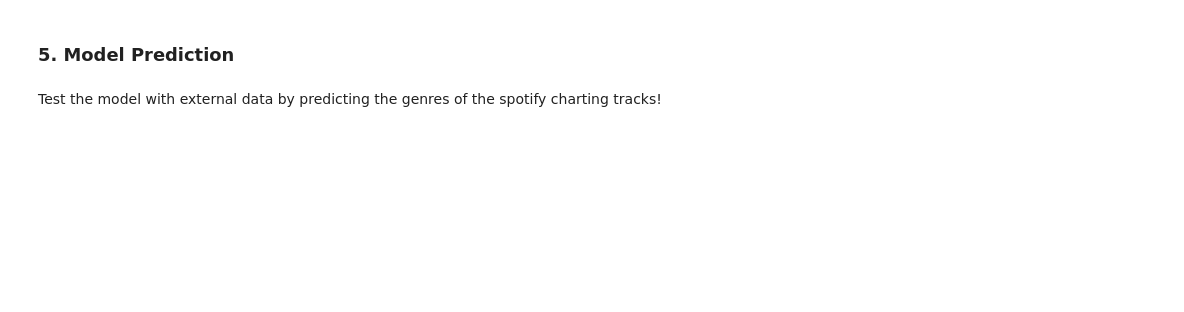
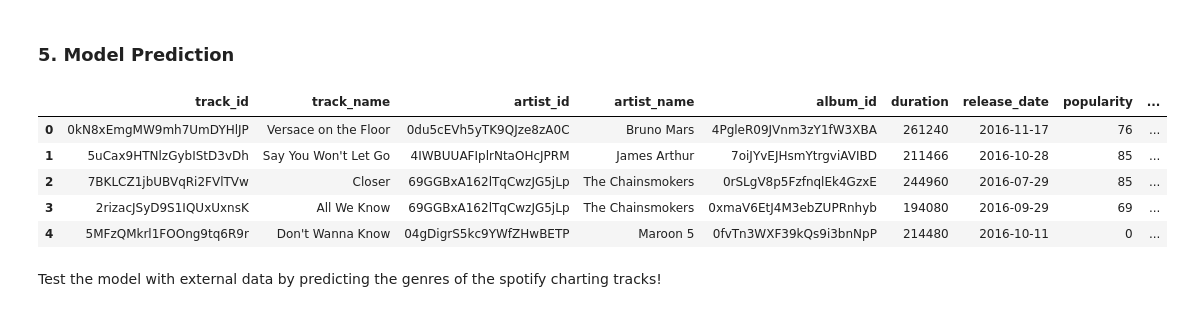
Before and after one commit to wenmi01/dsfc7-sprint02, a Jupyter notebook: notebooks/Sprint2Day8_Exercise_Britney.ipynb, the cells around one changed output. Drawn from its saved outputs; the diff is of its cells as text; code cells hidden in the pictures; blank space fills up the shorter version.

```diff
--- a/notebooks/Sprint2Day8_Exercise_Britney.ipynb
+++ b/notebooks/Sprint2Day8_Exercise_Britney.ipynb
@@ -366,8 +369,15 @@ results_optimal_k
 ### 5. Model Prediction
 # %%
 #Predict genres of the charting tracks
-chart_tracks_df = pd.read_csv("./spotify_daily_charts_tracks.csv")
+chart_tracks_df = pd.read_csv("./data/spotify_daily_charts_tracks.csv")
 chart_tracks_df.head()
+# %% [output]
+|  | track_id | track_name | artist_id | artist_name | album_id | duration | release_date | popularity | ... |
+| 0 | 0kN8xEmgMW9mh7UmDYHlJP | Versace on the Floor | 0du5cEVh5yTK9QJze8zA0C | Bruno Mars | 4PgleR09JVnm3zY1fW3XBA | 261240 | 2016-11-17 | 76 | ... |
+| 1 | 5uCax9HTNlzGybIStD3vDh | Say You Won't Let Go | 4IWBUUAFIplrNtaOHcJPRM | James Arthur | 7oiJYvEJHsmYtrgviAVIBD | 211466 | 2016-10-28 | 85 | ... |
+| 2 | 7BKLCZ1jbUBVqRi2FVlTVw | Closer | 69GGBxA162lTqCwzJG5jLp | The Chainsmokers | 0rSLgV8p5FzfnqlEk4GzxE | 244960 | 2016-07-29 | 85 | ... |
+| 3 | 2rizacJSyD9S1IQUxUxnsK | All We Know | 69GGBxA162lTqCwzJG5jLp | The Chainsmokers | 0xmaV6EtJ4M3ebZUPRnhyb | 194080 | 2016-09-29 | 69 | ... |
+| 4 | 5MFzQMkrl1FOOng9tq6R9r | Don't Wanna Know | 04gDigrS5kc9YWfZHwBETP | Maroon 5 | 0fvTn3WXF39kQs9i3bnNpP | 214480 | 2016-10-11 | 0 | ... |
 # %%
 #normalize loudness and tempo
 chart_tracks_df['loudness'] = scaler.fit_transform(chart_tracks_df[['loudness']])
```
Also changed, not shown: parts of 14 cells of this notebook, 5 other files.
